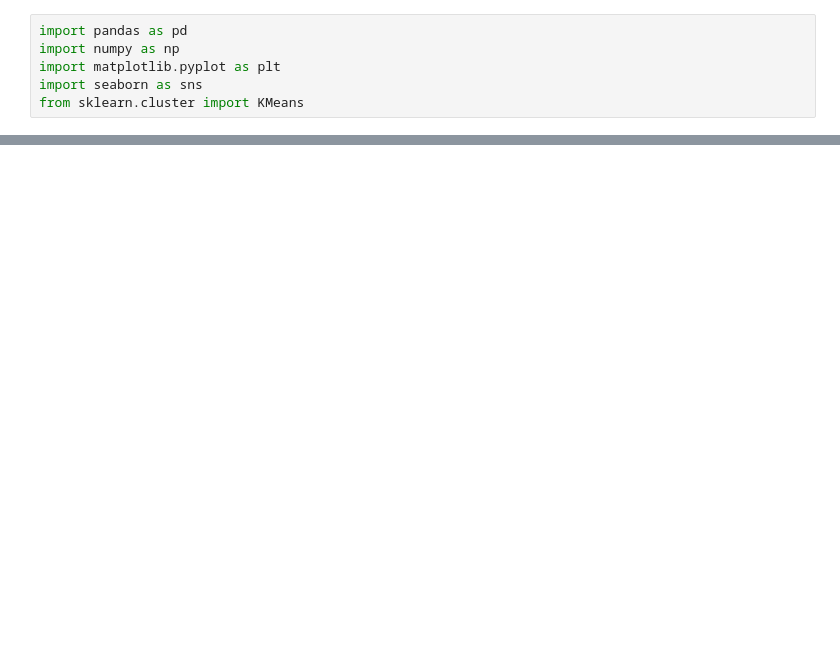
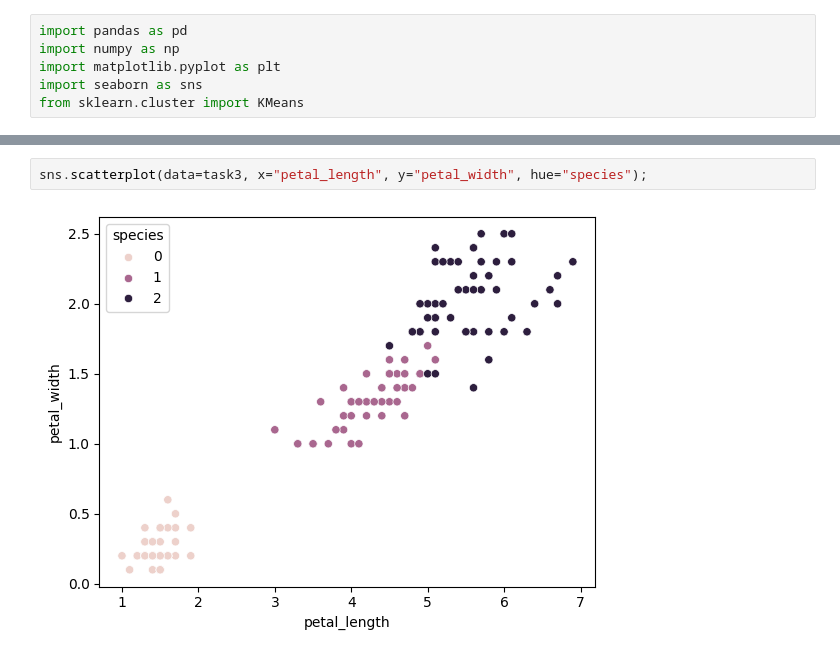
Before and after one commit to Kashu461/CODSOFT_DS_01, a Jupyter notebook: iris_flower_classification.ipynb, the cells around one changed output, grey strips where cells are left out. Saved outputs shown, nothing was run; the diff lists cells and outputs as text; blank space fills up the shorter version.

```diff
--- a/iris_flower_classification.ipynb
+++ b/iris_flower_classification.ipynb
@@ -40,0 +126,4 @@ task2.head(10)
+# %%
+sns.scatterplot(data=task3, x="petal_length", y="petal_width", hue="species");
+# %% [output]
+[figure, added]
```
Also changed, not shown: parts of 19 cells of this notebook.
